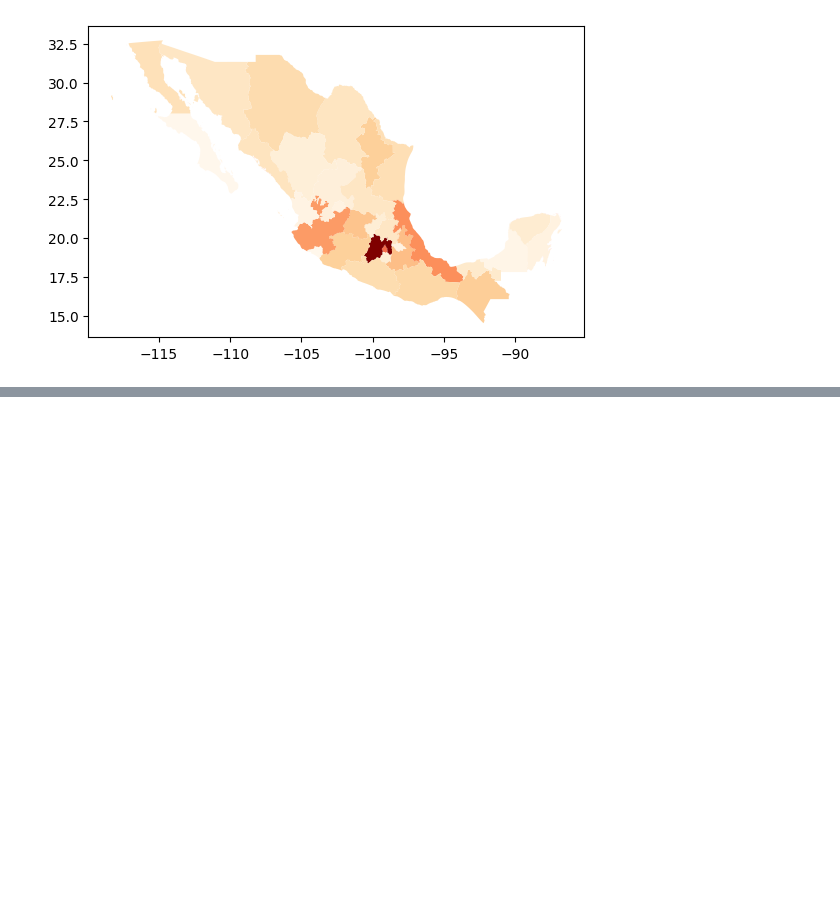
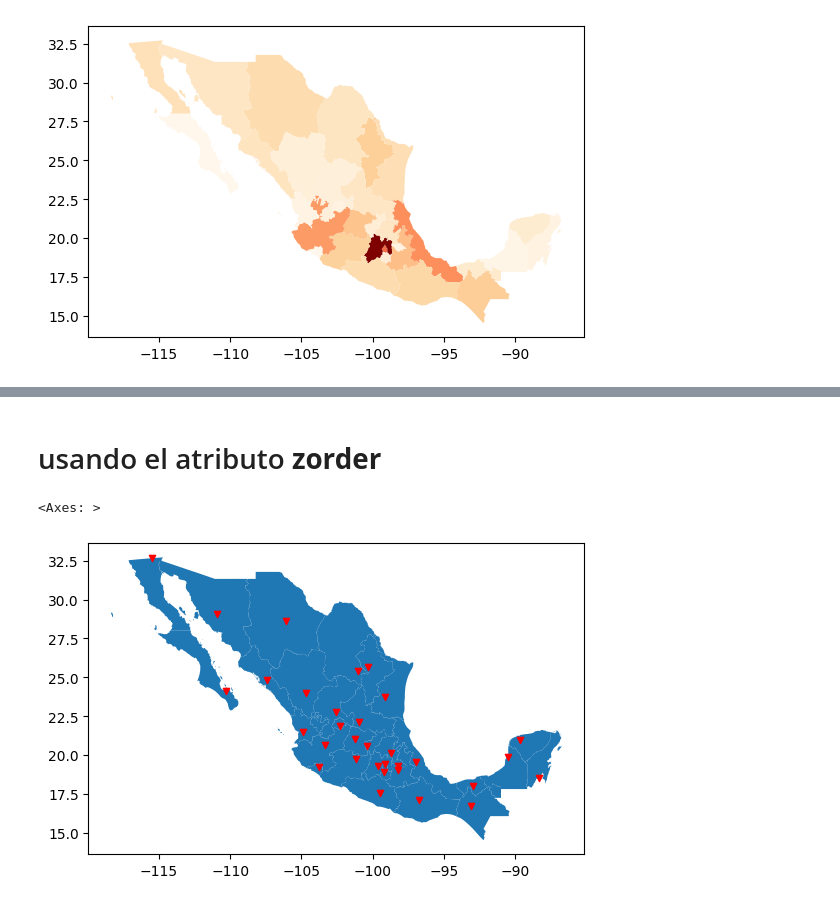
Before and after one commit to Edersao/Curso_Data_Scientist, a Jupyter notebook: geopandas_ejercicio.ipynb, the cells around one changed output, grey strips where cells are left out. Cells and saved outputs as stored; diff of their text form; code cells hidden in the pictures; blank space fills up the shorter version.

```diff
--- a/geopandas_ejercicio.ipynb
+++ b/geopandas_ejercicio.ipynb
@@ -110,0 +157,10 @@ mexgdf.plot(column='Total',cmap='OrRd')
+# %% [markdown]
+# usando el atributo **zorder**
+# %%
+# Pintamos ahora las capitales en zorder 2
+mapa = capitales.plot(marker='v', color='red', markersize=20,zorder=2)
+# Y después el mapa completo en zorder 1
+mex.plot(ax=mapa, zorder=1)
+# %% [output]
+<Axes: >
+[figure, added]
```
Also changed, not shown: parts of 9 cells of this notebook.
